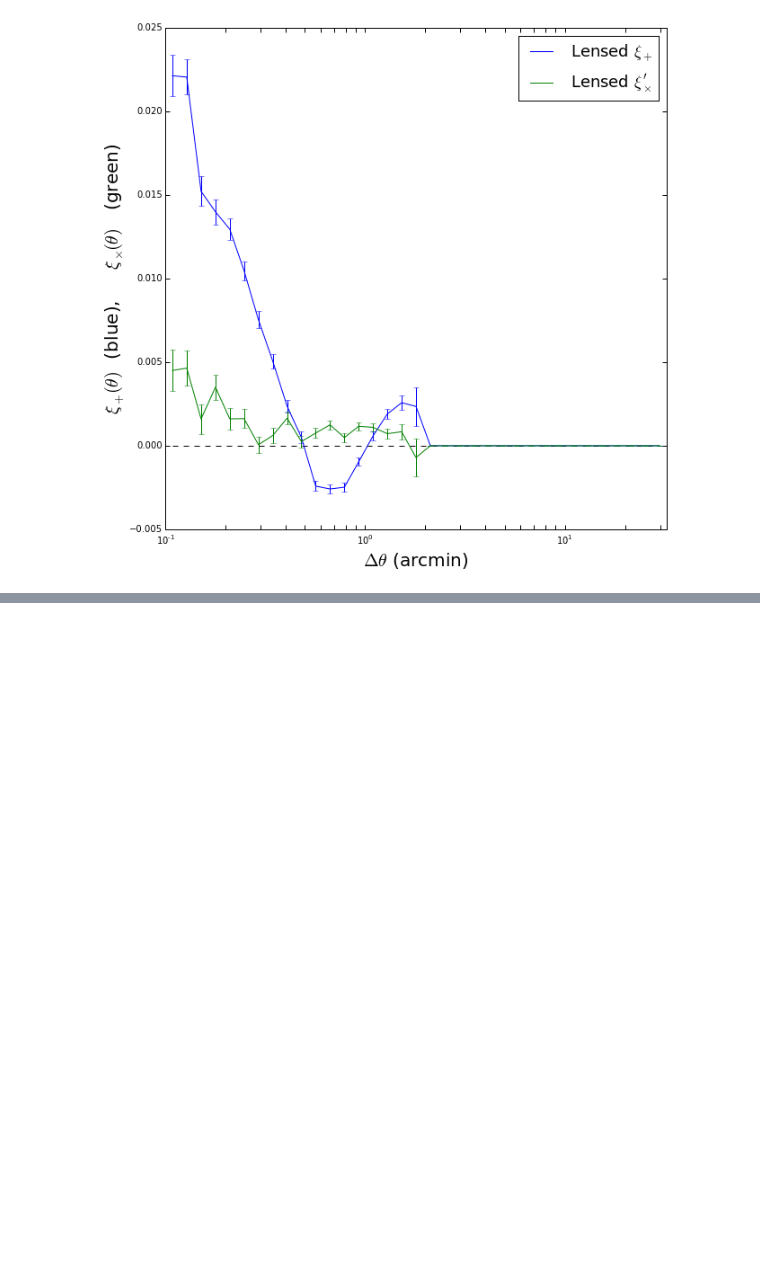
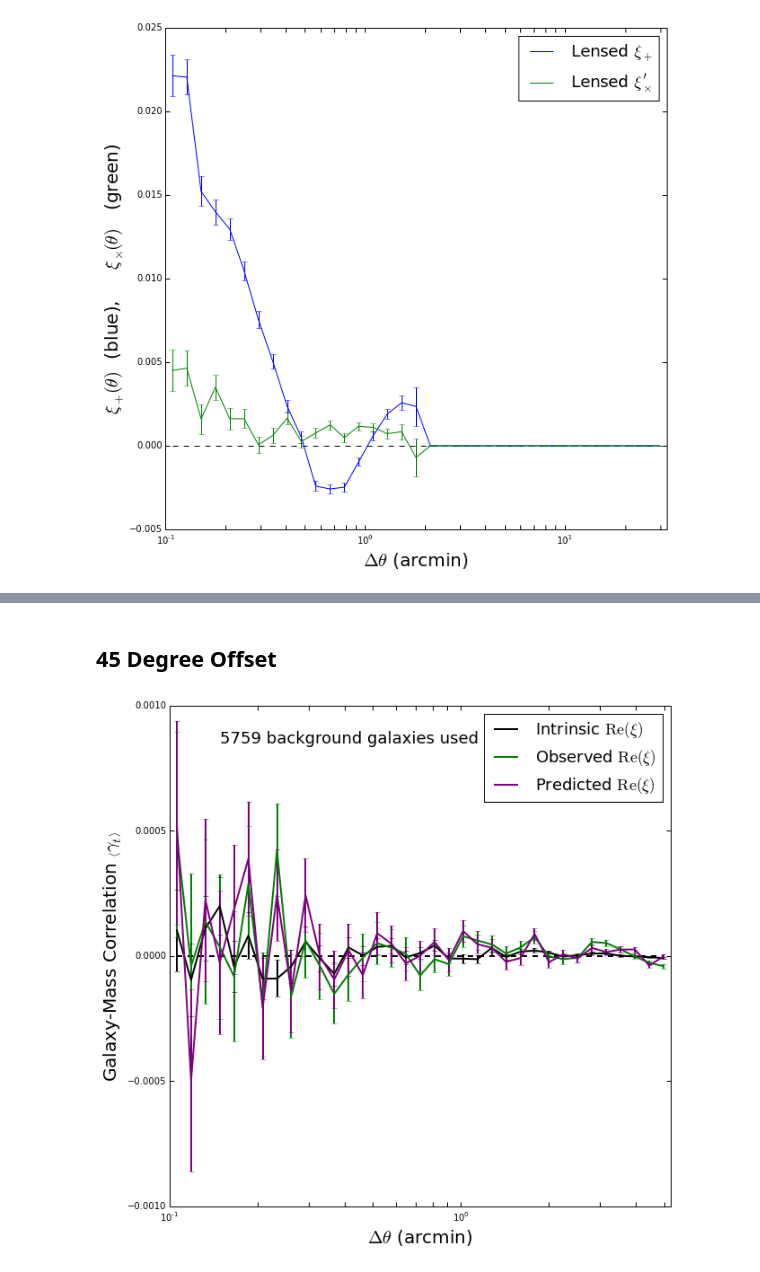
Before and after one commit to drphilmarshall/Pangloss, a Jupyter notebook: demos/CalculatingCorr.ipynb, the cells around one changed output, grey strips where cells are left out. Cells and saved outputs as stored; diff of their text form; code cells hidden in the pictures; blank space fills up the shorter version.

```diff
--- a/demos/CalculatingCorr.ipynb
+++ b/demos/CalculatingCorr.ipynb
@@ -159,0 +222,28 @@ pangloss.plotting.plot_corr(gg45)
+# %% [markdown]
+## 45 Degree Offset
+# %%
+B.galaxies['ePhi_int'] += 45
+B.galaxies['ePhi'] += 45
+B.galaxies['ePhi_halo'] += 45
+# %%
+e_int = B.galaxies['eMod_int']*(np.cos(2*np.deg2rad(B.galaxies['ePhi_int']))+1j*np.sin(2*np.deg2rad(B.galaxies['ePhi_int'])))
+B.galaxies['e1_int'] = e_int.real
+B.galaxies['e2_int'] = e_int.imag
+
+e = B.galaxies['eMod']*(np.cos(2*np.deg2rad(B.galaxies['ePhi']))+1j*np.sin(2*np.deg2rad(B.galaxies['ePhi'])))
+B.galaxies['e1'] = e.real
+B.galaxies['e2'] = e.imag
+
+e_halo = B.galaxies['eMod_halo']*(np.cos(2*np.deg2rad(B.galaxies['ePhi_halo']))+1j*np.sin(2*np.deg2rad(B.galaxies['ePhi_halo'])))
+B.galaxies['e1_halo'] = e_halo.real
+B.galaxies['e2_halo'] = e_halo.imag
+# %%
+ng_none = B.calculate_corr(corr_type='ng',max_sep=5,foreground=F,lensed='none')
+ng_map = B.calculate_corr(corr_type='ng',max_sep=5,foreground=F,lensed='map')
+ng_halo = B.calculate_corr(corr_type='ng',max_sep=5,foreground=F,lensed='halo')
+# %%
+pangloss.plotting.plot_corr(ng_none,corr_type='ng',corr_comp='real',lensed='none',galaxy_count=B.galaxy_count)
+pangloss.plotting.plot_corr(ng_map,corr_type='ng',corr_comp='real',lensed='map',color='green')
+pangloss.plotting.plot_corr(ng_halo,corr_type='ng',corr_comp='real',lensed='halo',color='purple')
+# %% [output]
+[figure, added]
```
Also changed, not shown: parts of 16 cells of this notebook.
